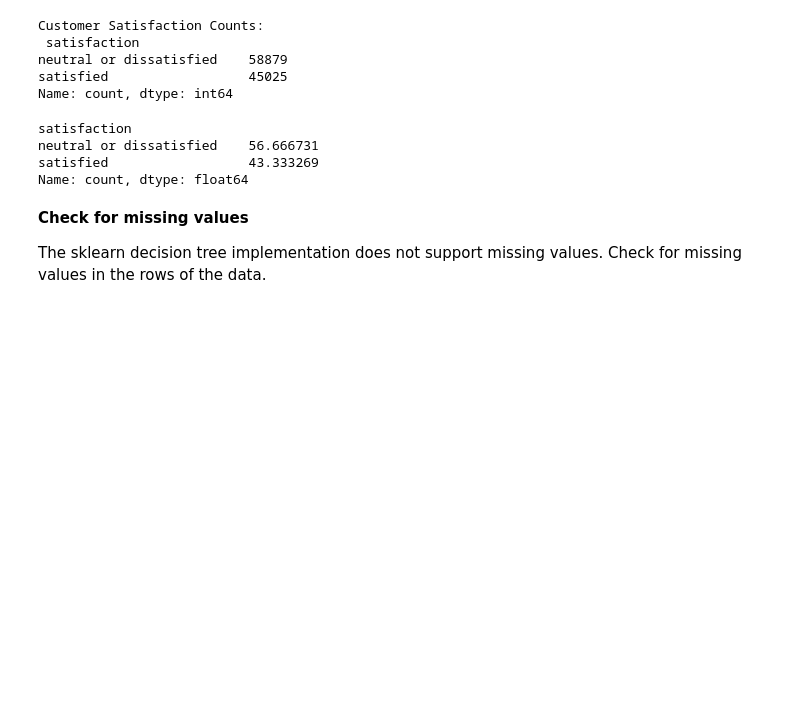
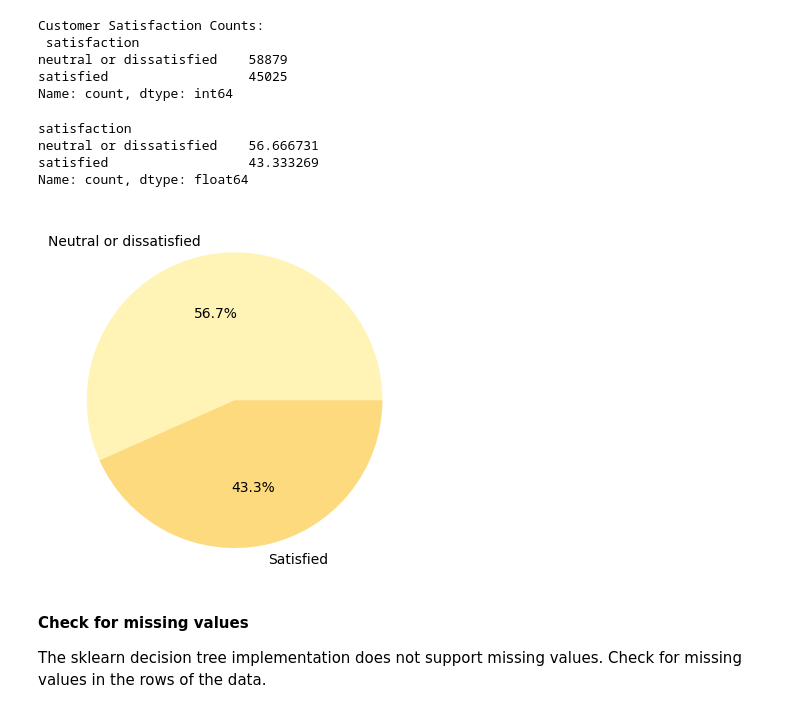
Before and after one commit to ajeronimoguerra/Kaggle_JeronimoGuerra_Notebooks, a Jupyter notebook: building-a-random-forest-model.ipynb, the cells around one changed output. Saved outputs shown, nothing was run; the diff lists cells and outputs as text; code cells hidden in the pictures; blank space fills up the shorter version.

```diff
--- a/building-a-random-forest-model.ipynb
+++ b/building-a-random-forest-model.ipynb
@@ -130,6 +130,11 @@ satisfaction
 neutral or dissatisfied    56.666731
 satisfied                  43.333269
 Name: count, dtype: float64
+# %%
+plt.pie(data.satisfaction.value_counts(), labels = ["Neutral or dissatisfied", "Satisfied"], colors = sns.color_palette("YlOrBr"), autopct = '%1.1f%%')
+pass
+# %% [output]
+[figure, added]
 # %% [markdown]
 **Check for missing values**
 
```
